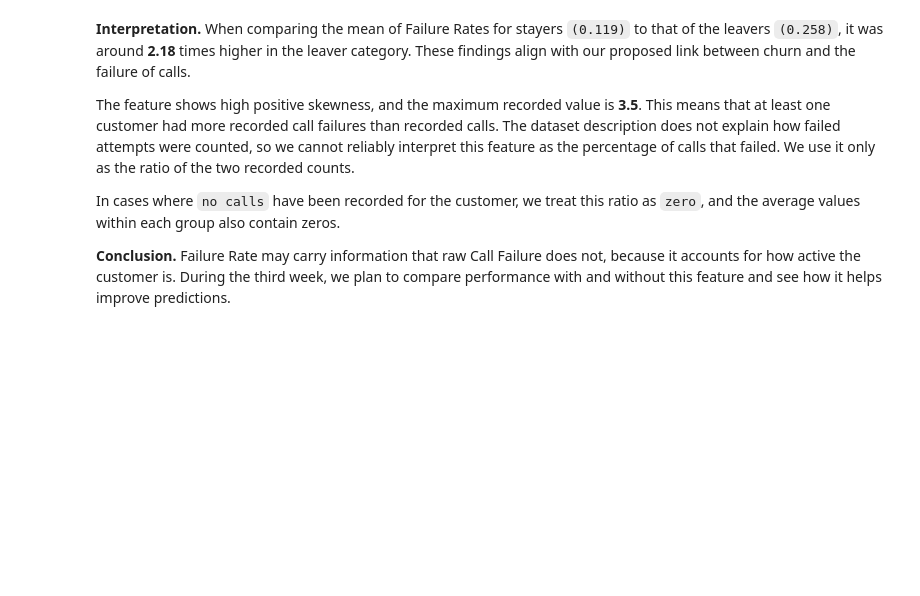
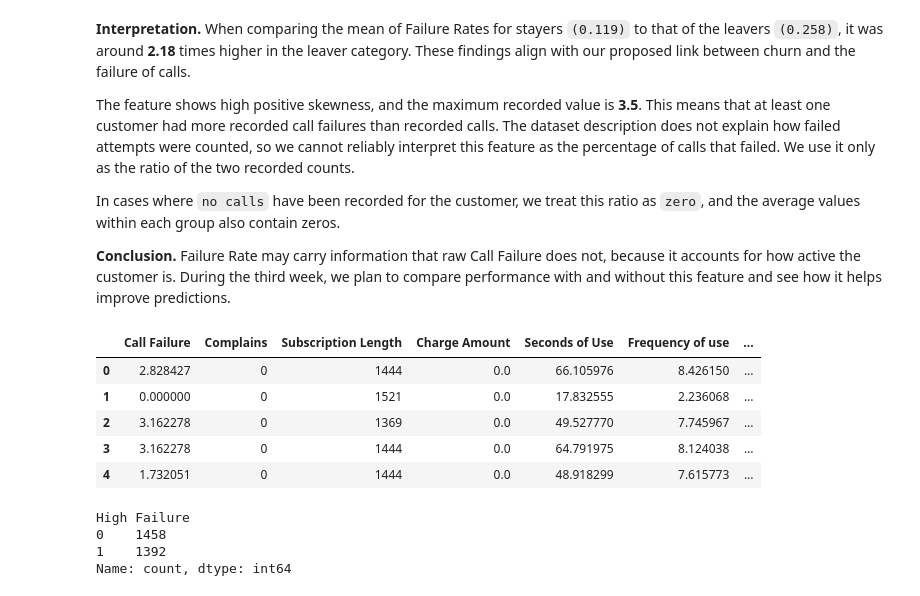
Before and after one commit to ntairuly/FinalProject_by_59ChurnGuard, a Jupyter notebook: Main.ipynb, the cells around one changed output. Cells and saved outputs as stored; diff of their text form; code cells hidden in the pictures; blank space fills up the shorter version.

```diff
--- a/Main.ipynb
+++ b/Main.ipynb
@@ -748,4 +748,19 @@ In cases where `no calls` have been recorded for the customer, we treat this rat
 
 **Conclusion.** Failure Rate may carry information that raw Call Failure does not, because it accounts for how active the customer is. During the third week, we plan to compare performance with and without this feature and see how it helps improve predictions.
 # %%
-Это для проверки можешь
+# Это для проверки можешь удалить
+df_model.head()
+# %% [output]
+|  | Call Failure | Complains | Subscription Length | Charge Amount | Seconds of Use | Frequency of use | ... |
+| 0 | 2.828427 | 0 | 1444 | 0.0 | 66.105976 | 8.426150 | ... |
+| 1 | 0.000000 | 0 | 1521 | 0.0 | 17.832555 | 2.236068 | ... |
+| 2 | 3.162278 | 0 | 1369 | 0.0 | 49.527770 | 7.745967 | ... |
+| 3 | 3.162278 | 0 | 1444 | 0.0 | 64.791975 | 8.124038 | ... |
+| 4 | 1.732051 | 0 | 1444 | 0.0 | 48.918299 | 7.615773 | ... |
+# %%
+df_analyze["High Failure"].value_counts()
+# %% [output]
+High Failure
+0    1458
+1    1392
+Name: count, dtype: int64
```
Also changed, not shown: parts of 5 cells of this notebook.
